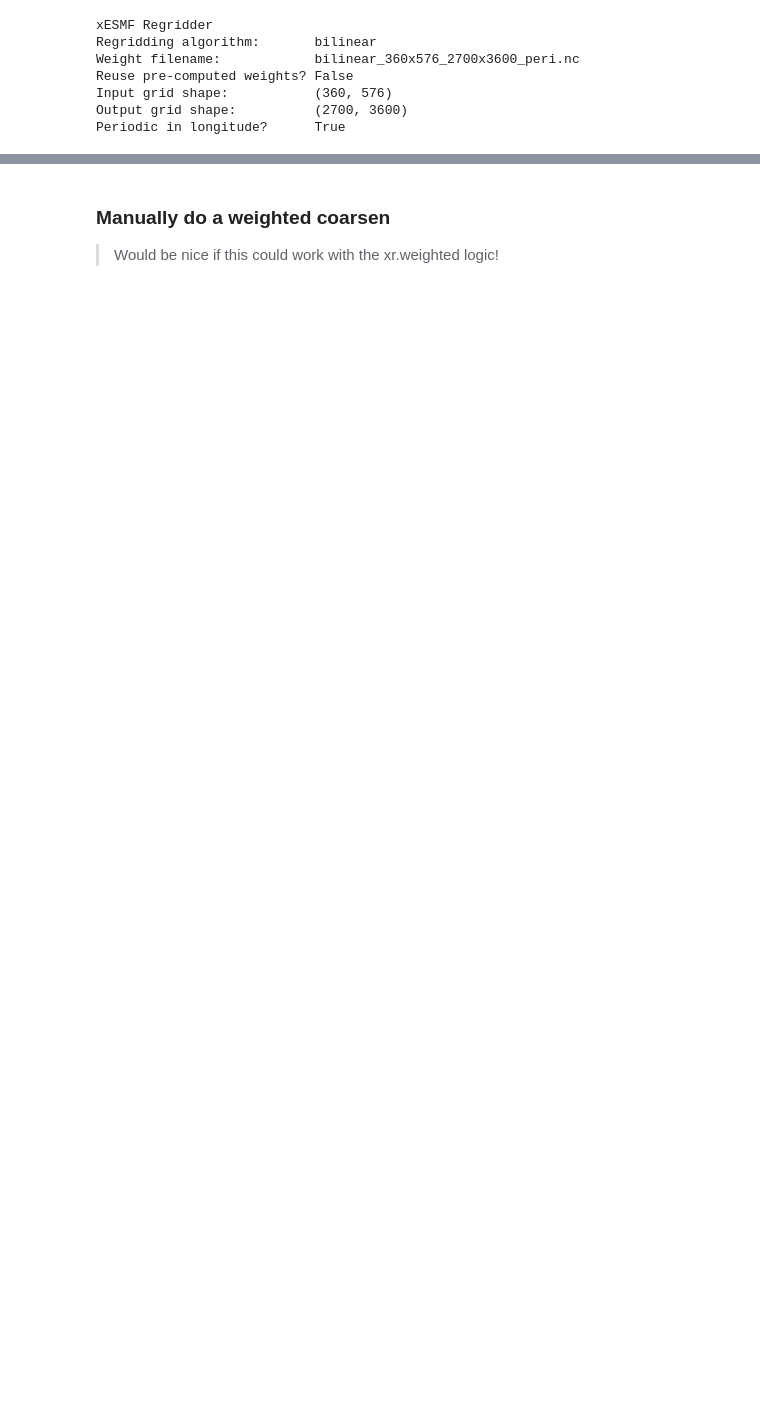
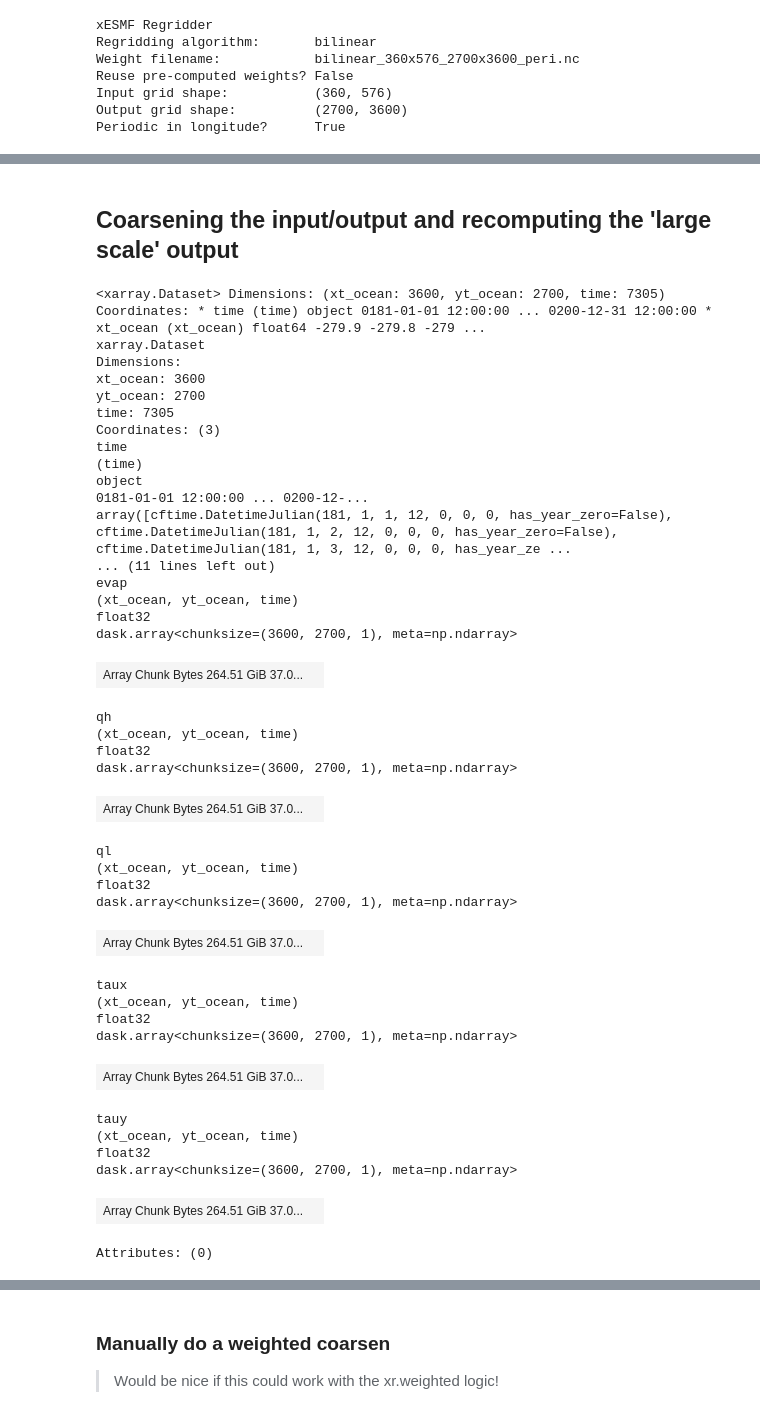
Before and after one commit to ocean-transport/scale-aware-air-sea, a Jupyter notebook: notebooks/jbusecke/workflow/cm26_pipeline.ipynb, the cells around one changed output, grey strips where cells are left out. Saved outputs shown, nothing was run; the diff lists cells and outputs as text; code cells hidden in the pictures; blank space fills up the shorter version.

```diff
--- a/notebooks/jbusecke/workflow/cm26_pipeline.ipynb
+++ b/notebooks/jbusecke/workflow/cm26_pipeline.ipynb
@@ -183 +331,49 @@ for var in ['qh', 'ql', 'evap']:
+# %% [markdown]
+## Coarsening the input/output and recomputing the 'large scale' output
+# %%
+# reload the flux output
+path = f'{subfolder_full}CM26_high_res_output.zarr'
+mapper = fs.get_mapper(path)
+ds_recomputed_full = xr.open_dataset(mapper, engine='zarr', consolidated=False, use_cftime=True, chunks={'time':1})
+ds_recomputed_full
+# %% [output]
+<xarray.Dataset> Dimensions: (xt_ocean: 3600, yt_ocean: 2700, time: 7305) Coordinates: * time (time) object 0181-01-01 12:00:00 ... 0200-12-31 12:00:00 * xt_ocean (xt_ocean) float64 -279.9 -279.8 -279 ...
+xarray.Dataset
+Dimensions:
+xt_ocean: 3600
+yt_ocean: 2700
+time: 7305
+Coordinates: (3)
+time
+(time)
+object
+0181-01-01 12:00:00 ... 0200-12-...
+array([cftime.DatetimeJulian(181, 1, 1, 12, 0, 0, 0, has_year_zero=False), cftime.DatetimeJulian(181, 1, 2, 12, 0, 0, 0, has_year_zero=False), cftime.DatetimeJulian(181, 1, 3, 12, 0, 0, 0, has_year_ze ...
+... (11 lines left out)
+evap
+(xt_ocean, yt_ocean, time)
+float32
+dask.array<chunksize=(3600, 2700, 1), meta=np.ndarray>
+| Array Chunk Bytes 264.51 GiB 37.0... |  |
+qh
+(xt_ocean, yt_ocean, time)
+float32
+dask.array<chunksize=(3600, 2700, 1), meta=np.ndarray>
+| Array Chunk Bytes 264.51 GiB 37.0... |  |
+ql
+(xt_ocean, yt_ocean, time)
+float32
+dask.array<chunksize=(3600, 2700, 1), meta=np.ndarray>
+| Array Chunk Bytes 264.51 GiB 37.0... |  |
+taux
+(xt_ocean, yt_ocean, time)
+float32
+dask.array<chunksize=(3600, 2700, 1), meta=np.ndarray>
+| Array Chunk Bytes 264.51 GiB 37.0... |  |
+tauy
+(xt_ocean, yt_ocean, time)
+float32
+dask.array<chunksize=(3600, 2700, 1), meta=np.ndarray>
+| Array Chunk Bytes 264.51 GiB 37.0... |  |
+Attributes: (0)
 # %%
```
Also changed, not shown: parts of 41 cells of this notebook, 1 other file.
